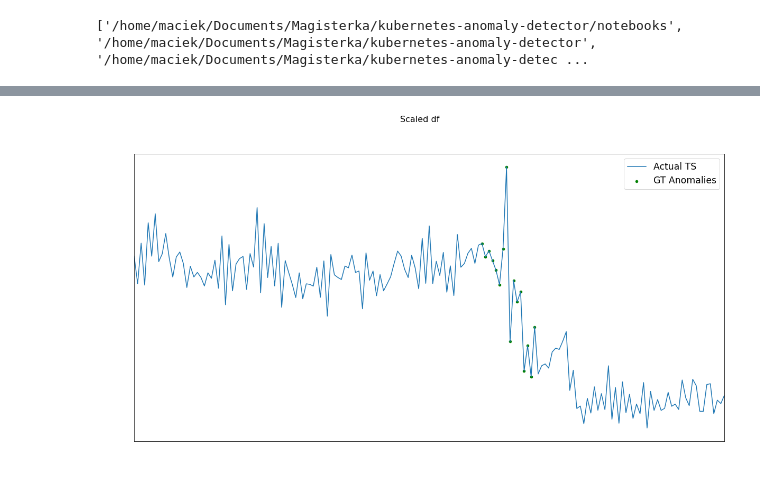
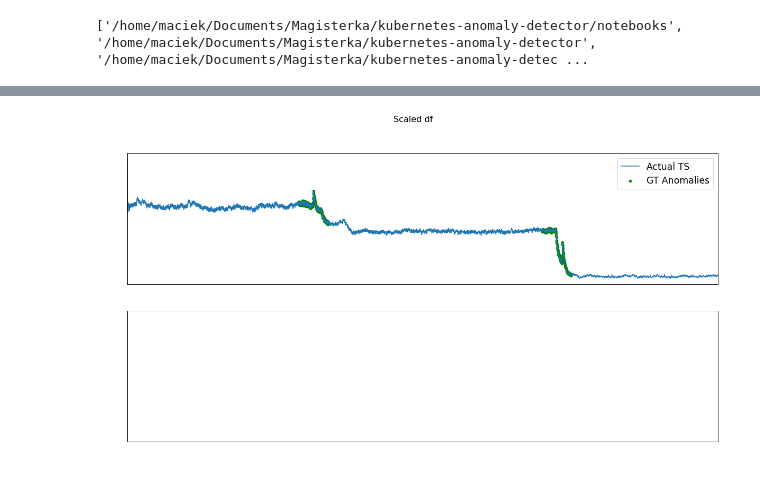
Before and after one commit to emerelte/kad, a Jupyter notebook: notebooks/lstm.ipynb, the cells around one changed output, grey strips where cells are left out. Saved outputs shown, nothing was run; the diff lists cells and outputs as text; code cells hidden in the pictures.

Commit message:
Add anomaly score to models

```diff
--- a/notebooks/lstm.ipynb
+++ b/notebooks/lstm.ipynb
@@ -41,7 +36,23 @@ original_df = pd.read_csv(
     file_path, parse_dates=True, index_col="timestamp"
 )
 
-original_df = original_df[:int(len(original_df)/2)].resample("h").agg(np.mean)
+# original_df = original_df.resample("h").agg(np.mean)
+original_df = original_df.ewm(halflife='1 hour', times=original_df.index).mean()
 
 with open("data/archive/combined_windows.json") as f:
     true_anomalies = json.load(f)
+
+X_LABEL = "timestamp"
+ts_analyzer = importlib.reload(ts_analyzer)
+visualization = importlib.reload(visualization)
+
+true_anomalies_ranges = true_anomalies[file_name]
+
+ground_true_anomalies_df = pd.DataFrame()
+for anom_range in true_anomalies_ranges:
+    ground_true_anomalies_df = ground_true_anomalies_df.append(original_df.loc[anom_range[0]:anom_range[1]])
+
+preprocessed_df = original_df.copy()
+preprocessed_df["gt_is_anomaly"] = [idx in ground_true_anomalies_df.index for idx in original_df.index.tolist()]
+
+visualization.visualize(results_df=preprocessed_df, metric_name="value", title="Original df")
@@ -64,9 +61,9 @@ visualization.visualize(results_df=preprocessed_df, metric_name="value", title="
 # %%
-scaler = MinMaxScaler(feature_range=(-1, 0))
+scaler = MinMaxScaler(feature_range=(0, 1))
 # scaler = StandardScaler()
 preprocessed_df["value"] = scaler.fit_transform(preprocessed_df.values)
 
 visualization.visualize(results_df=preprocessed_df, metric_name="value", title="Scaled df")
 # %% [output]
-[figure, old version]
+[figure, new version]
 # %%
```
Also changed, not shown: parts of 6 cells of this notebook, 11 other files.
